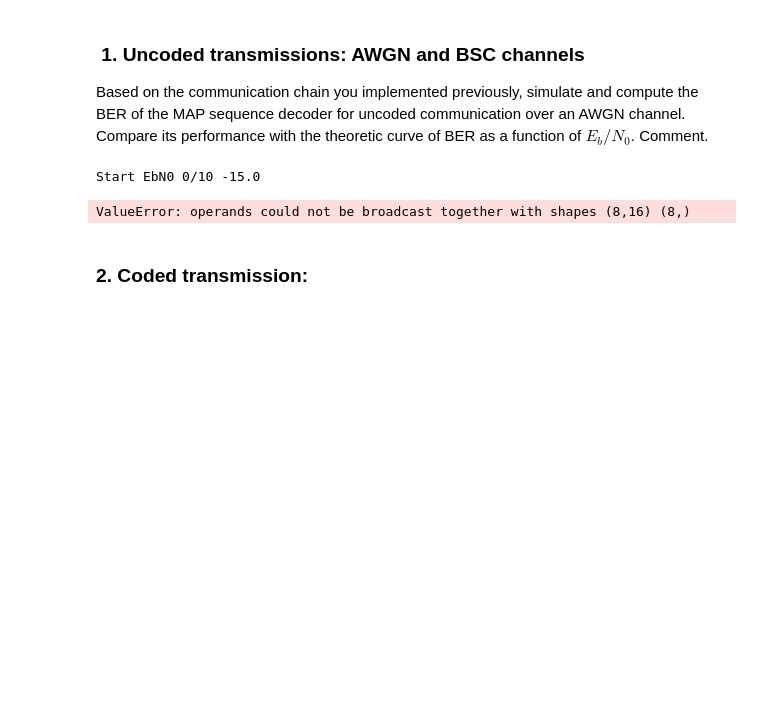
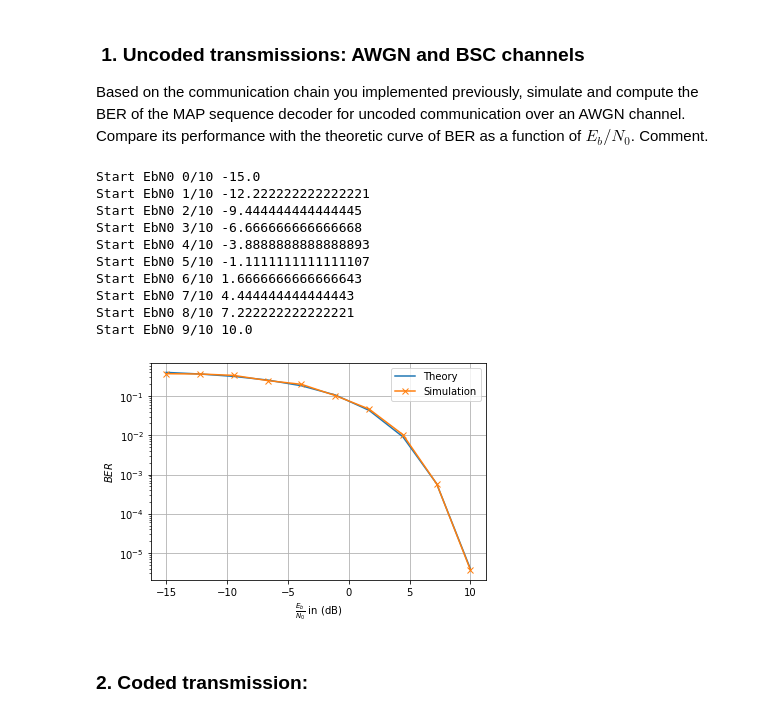
Before and after one commit to graille/ITR315-deep-telecom, a Jupyter notebook: 2- MAP APP and ML.ipynb, the cells around one changed output. Cells and saved outputs as stored; diff of their text form; code cells hidden in the pictures; blank space fills up the shorter version.

```diff
--- a/2- MAP APP and ML.ipynb
+++ b/2- MAP APP and ML.ipynb
@@ -176,57 +176,51 @@ Answer
 
 Based on the communication chain you implemented previously, simulate and compute the BER of the MAP sequence decoder for uncoded communication over an AWGN channel. Compare its performance with the theoretic curve of BER as a function of $E_b/N_0$. Comment.
 # %%
+# -*- coding: utf-8 -*-
+
 from src.communications import *
 from src.utils import ber_performance
+import matplotlib.pyplot as plt
 
 import scipy.stats as sc_stats
 import numpy as np
-import matplotlib.pyplot as plt
-
-G = np.array([[1, 1, 1, 1, 0, 0, 0, 0, 0, 0, 0, 0, 0, 0, 0, 0],
-       [1, 1, 0, 0, 1, 1, 0, 0, 0, 0, 0, 0, 0, 0, 0, 0],
-       [1, 1, 1, 1, 1, 1, 1, 1, 0, 0, 0, 0, 0, 0, 0, 0],
-       [1, 1, 0, 0, 0, 0, 0, 0, 1, 1, 0, 0, 0, 0, 0, 0],
-       [1, 1, 1, 1, 0, 0, 0, 0, 1, 1, 1, 1, 0, 0, 0, 0],
-       [1, 1, 0, 0, 1, 1, 0, 0, 1, 1, 0, 0, 1, 1, 0, 0],
-       [1, 0, 1, 0, 1, 0, 1, 0, 1, 0, 1, 0, 1, 0, 1, 0],
-       [1, 1, 1, 1, 1, 1, 1, 1, 1, 1, 1, 1, 1, 1, 1, 1]])
-
-BLOCK_LENGTH = np.size(G, 0)
 
 def channel(modulation, b, EbN0dB):
     transmitter = Transmitter()
     channel = AWGNChannel()
     receiver = Receiver()
 
-    b_r = []
-
-    for i in range(len(b) // BLOCK_LENGTH):
-        b_l = b[i*BLOCK_LENGTH:(i+1)*BLOCK_LENGTH]
-
-        c = transmitter.transmitt(b_l)
-        d = channel.process(c, EbN0dB)
-
-        b_r += transmitter.apply_map(d, G)
+    c = transmitter.transmit(b)
+    d = channel.process(c, EbN0dB)
+    b_r = receiver.receive(d)
 
     return b_r, c, d
 
 EbN0dBs = np.linspace(-15, 10, 10)
 BER = ber_performance('BPSK', EbN0dBs, channel, 1000, 100)
 
 ebno = np.power(10*np.ones(len(EbN0dBs)), EbN0dBs/10)
 pe = sc_stats.norm.sf(np.sqrt(2*ebno))
 
 plt.plot(EbN0dBs, pe) # plot the result
 plt.plot(EbN0dBs, BER, '-x') # plot the result
 plt.legend(['Theory', 'Simulation'])
 plt.xlabel('$\\frac{E_b}{N_0}$ in (dB)') # xlabel
 plt.ylabel('$BER$') # ylabel
 plt.yscale('log')
 plt.grid(True) # grid on
 # %% [output]
 Start EbN0 0/10 -15.0
+Start EbN0 1/10 -12.222222222222221
+Start EbN0 2/10 -9.444444444444445
+Start EbN0 3/10 -6.666666666666668
+Start EbN0 4/10 -3.8888888888888893
+Start EbN0 5/10 -1.1111111111111107
+Start EbN0 6/10 1.6666666666666643
+Start EbN0 7/10 4.444444444444443
+Start EbN0 8/10 7.222222222222221
+Start EbN0 9/10 10.0
-ValueError: operands could not be broadcast together with shapes (8,16) (8,)
+[figure, added]
 # %% [markdown]
 ###  2. Coded transmission:
 # %% [markdown]
```
Also changed, not shown: parts of 1 cell of this notebook, 5 other files.
